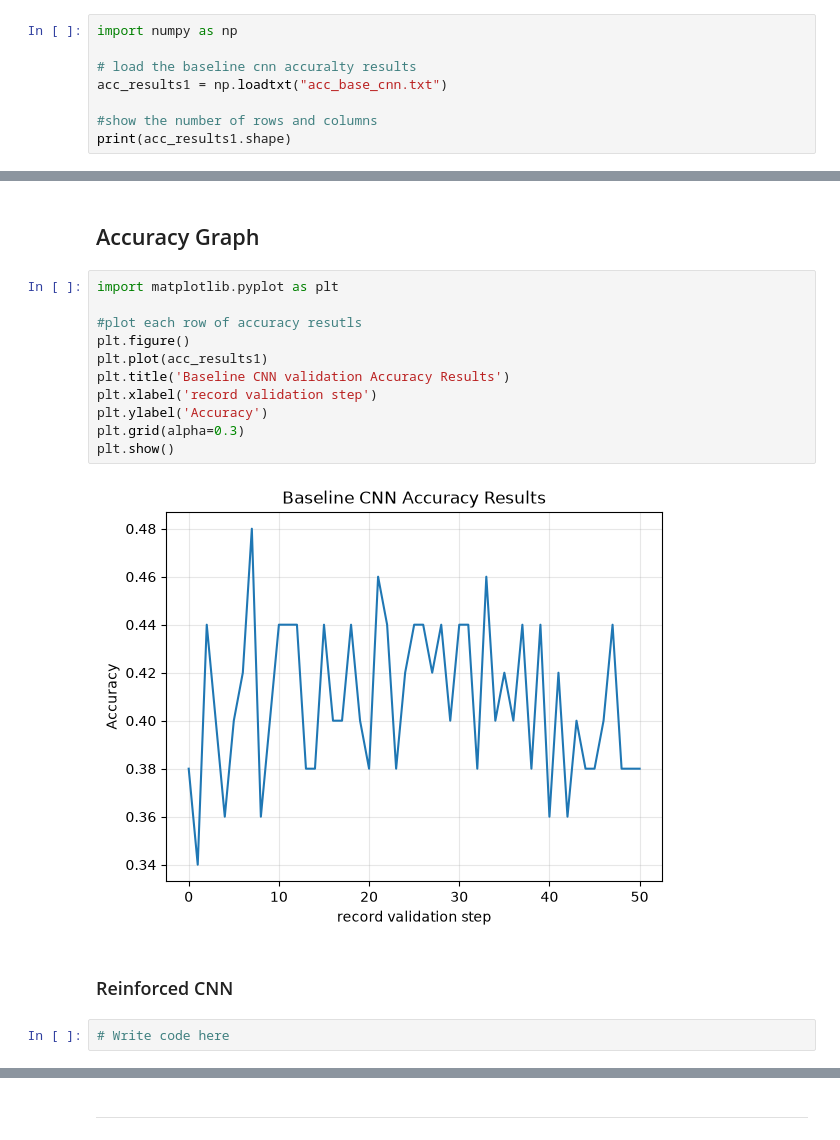
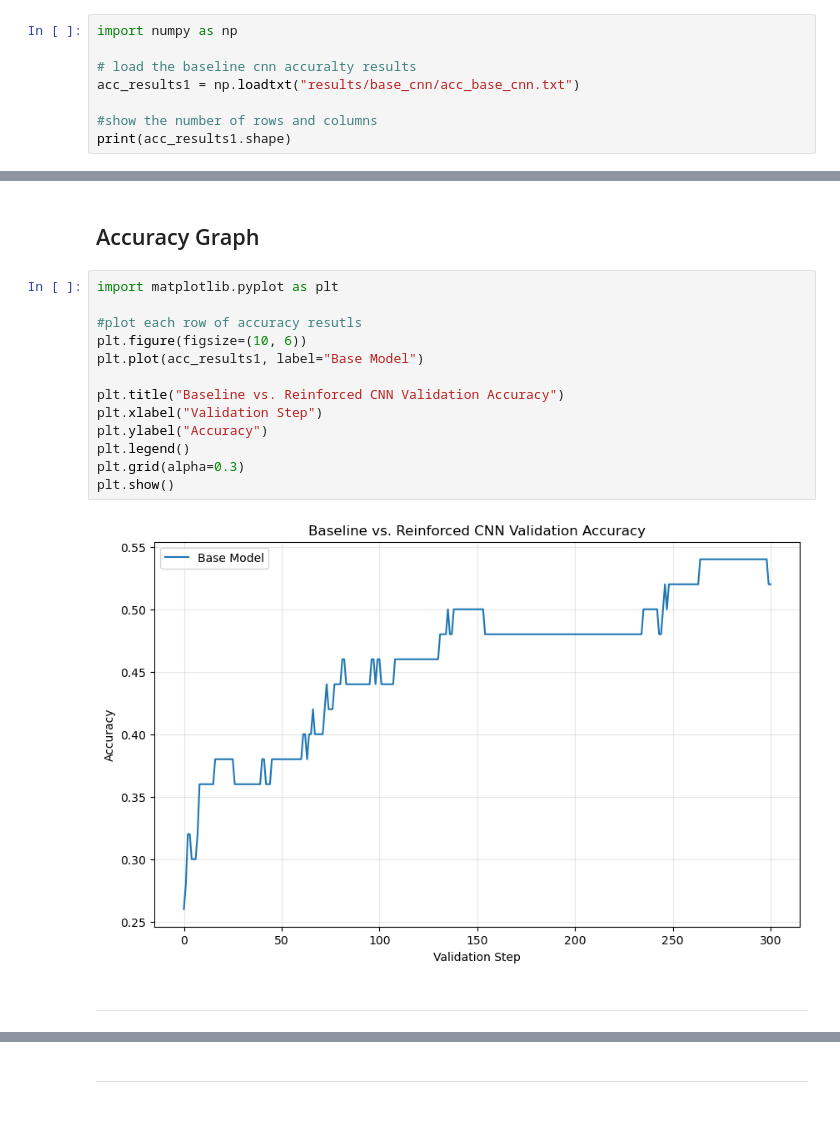
Before and after one commit to Eliza-Danila/Pothole_Severity_Detection_Model, a Jupyter notebook: results.ipynb, the cells around one changed output, grey strips where cells are left out. Drawn from its saved outputs; the diff is of its cells as text.

```diff
--- a/results.ipynb
+++ b/results.ipynb
@@ -20,7 +20,7 @@ _____
 import numpy as np
 
 # load the baseline cnn accuralty results
-acc_results1 = np.loadtxt("acc_base_cnn.txt")
+acc_results1 = np.loadtxt("results/base_cnn/acc_base_cnn.txt")
 
 #show the number of rows and columns
 print(acc_results1.shape)
@@ -43,17 +43,17 @@ _____
 # %%
 import matplotlib.pyplot as plt
 
 #plot each row of accuracy resutls
-plt.figure()
-plt.plot(acc_results1)
-plt.title('Baseline CNN validation Accuracy Results')
-plt.xlabel('record validation step')
-plt.ylabel('Accuracy')
+plt.figure(figsize=(10, 6))
+plt.plot(acc_results1, label="Base Model")
+
+plt.title("Baseline vs. Reinforced CNN Validation Accuracy")
+plt.xlabel("Validation Step")
+plt.ylabel("Accuracy")
+plt.legend()
 plt.grid(alpha=0.3)
 plt.show()
 # %% [output]
-[figure, old version]
+[figure, new version]
 # %% [markdown]
-### Reinforced CNN
+----
-# %%
-# Write code here
```
Also changed, not shown: parts of 11 cells of this notebook, 7 other files.
